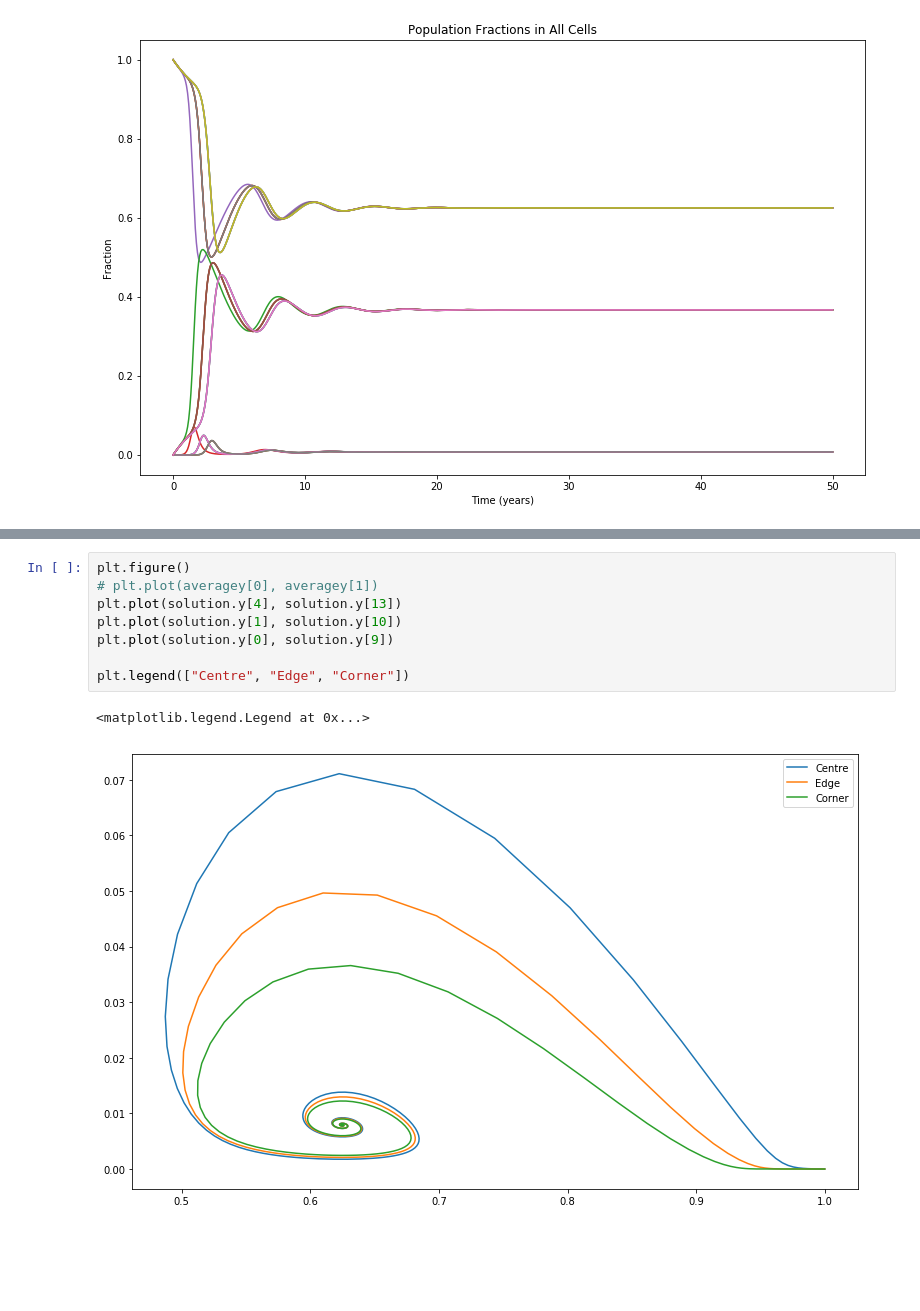
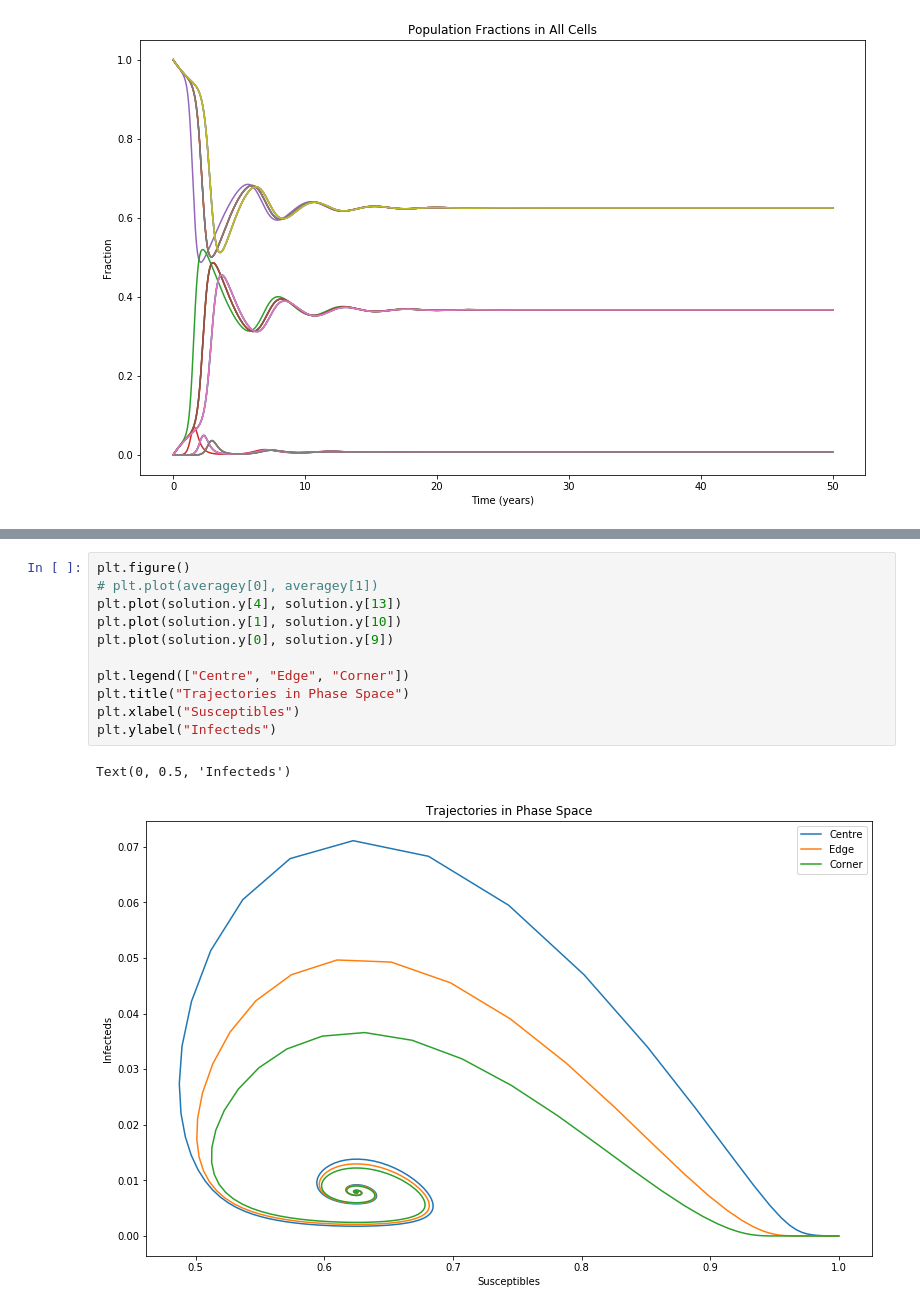
Before and after one commit to dwu402/self-harm, a Jupyter notebook: Spatial_Flu.ipynb, the cells around one changed output, grey strips where cells are left out. Drawn from its saved outputs; the diff is of its cells as text; blank space fills up the shorter version.

```diff
--- a/Spatial_Flu.ipynb
+++ b/Spatial_Flu.ipynb
@@ -80,11 +81,14 @@ plt.legend(["Susceptible", "Infected", "Recovered"])
 # %%
 plt.figure()
 # plt.plot(averagey[0], averagey[1])
 plt.plot(solution.y[4], solution.y[13])
 plt.plot(solution.y[1], solution.y[10])
 plt.plot(solution.y[0], solution.y[9])
 
 plt.legend(["Centre", "Edge", "Corner"])
+plt.title("Trajectories in Phase Space")
+plt.xlabel("Susceptibles")
+plt.ylabel("Infecteds")
 # %% [output]
-<matplotlib.legend.Legend at 0x...>
+Text(0, 0.5, 'Infecteds')
-[figure, old version]
+[figure, new version]
```
Also changed, not shown: parts of 8 cells of this notebook, 2 other files.
